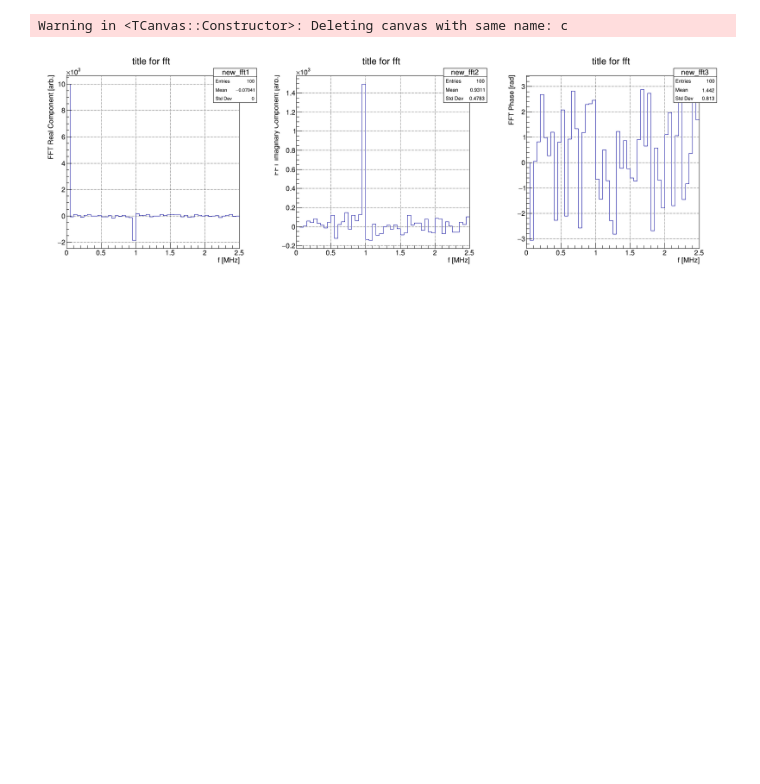
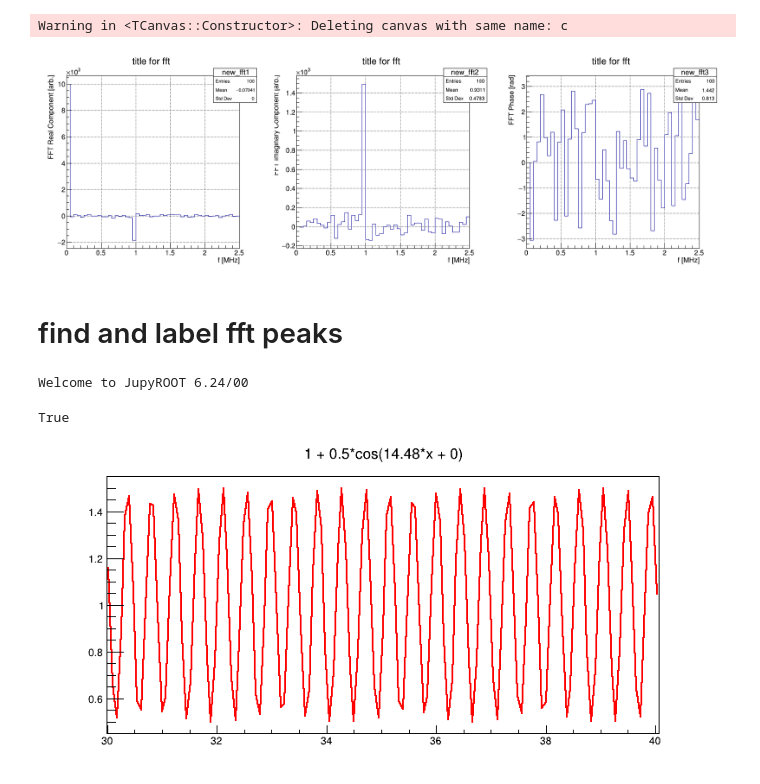
Before and after one commit to junkai2998/root_tools, a Jupyter notebook: ToolsCollection_TestBench.ipynb, the cells around one changed output. Drawn from its saved outputs; the diff is of its cells as text; code cells hidden in the pictures; blank space fills up the shorter version.

Commit message:
added find and label peak function

```diff
--- a/ToolsCollection_TestBench.ipynb
+++ b/ToolsCollection_TestBench.ipynb
@@ -121,3 +123,28 @@ c.Draw();
 # %% [output]
 Warning in <TCanvas::Constructor>: Deleting canvas with same name: c
 [figure]
+# %% [markdown]
+# find and label fft peaks
+# %%
+import ROOT as r
+r.gInterpreter.Declare('# include "ToolsCollection.h"')
+# %% [output]
+Welcome to JupyROOT 6.24/00
+True
+# %%
+# generate toyMC events
+
+npts = 4000
+
+# the toyMC generator, generates oscillation at 2wy
+# 2wy = 2.3 MHz = 14.48 rad/us = 0.43 us
+func = r.TF1("func","1 + 0.5*cos(14.48*x + 0)",0,npts*0.1492);
+func.SetNpx(npts*2) # the time 'resolution', 4000 pts are enough to resolve 2wy that is 3 times slower than wc
+# setNpx is important if you use TF1::GetRandom() instead of TF1::Eval()
+
+c = r.TCanvas("cc","c",800,400)
+func.Draw()
+func.GetXaxis().SetRangeUser(30,40)
+c.Draw()
+# %% [output]
+[figure, added]
```
Also changed, not shown: parts of 3 cells of this notebook, 3 other files.
